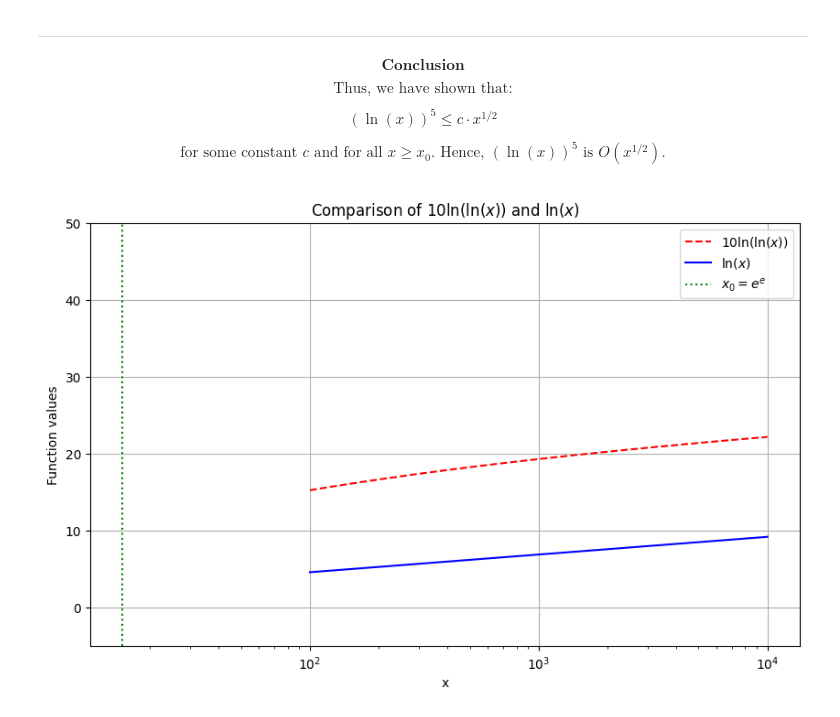
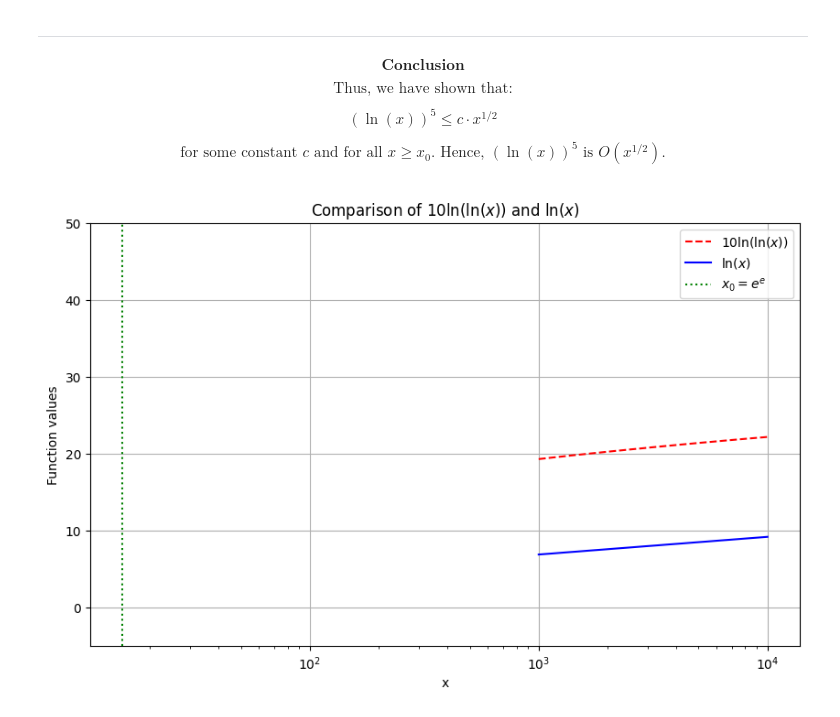
Before and after one commit to OmerFaruk-Celik/AlgoritmaAnalizi, a Jupyter notebook: FuncIncreaseSpeed.ipynb, the cells around one changed output. Drawn from its saved outputs; the diff is of its cells as text; code cells hidden in the pictures.

```diff
--- a/FuncIncreaseSpeed.ipynb
+++ b/FuncIncreaseSpeed.ipynb
@@ -183,34 +183,34 @@ import numpy as np
 import matplotlib.pyplot as plt
 
 # x değerlerini belirleyelim (e^e'den büyük değerler almalıyız)
-x = np.linspace(100, 10000, 10000)  # x ∈ [10, 1000] aralığında 1000 nokta
+x = np.linspace(1000, 10000, 10000)  # x ∈ [10, 1000] aralığında 1000 nokta
 
 # Log fonksiyonlarını hesaplayalım
 ln_x = np.log(x)
 ln_ln_x = np.log(ln_x)
 
 # Sol taraf: 10 * ln(ln(x))
 lhs =  10*ln_ln_x
 
 # Sağ taraf: ln(x)
 rhs = ln_x
 
 # Grafiği çizelim
 plt.figure(figsize=(10, 6))
 plt.plot(x, lhs, label=r"$10 \ln(\ln(x))$", linestyle="dashed", color="red")
 plt.plot(x, rhs, label=r"$\ln(x)$", linestyle="solid", color="blue")
 
 # x_0 için dikey çizgi (yaklaşık x_0 = 20)
 plt.axvline(x=np.exp(np.exp(1)), color='green', linestyle="dotted", label=r"$x_0 = e^e$")
 
 # Grafik detayları
 plt.xlabel("x")
 plt.ylabel("Function values")
 plt.title("Comparison of $10 \ln(\ln(x))$ and $\ln(x)$")
 plt.legend()
 plt.grid(True)
 plt.ylim(-5, 50)  # Görüntü açısından y eksenini sınırlayalım
 plt.xscale("log")  # Daha iyi görselleştirme için logaritmik x-ekseni kullan
 plt.show()
 # %% [output]
-[figure, old version]
+[figure, new version]
```
